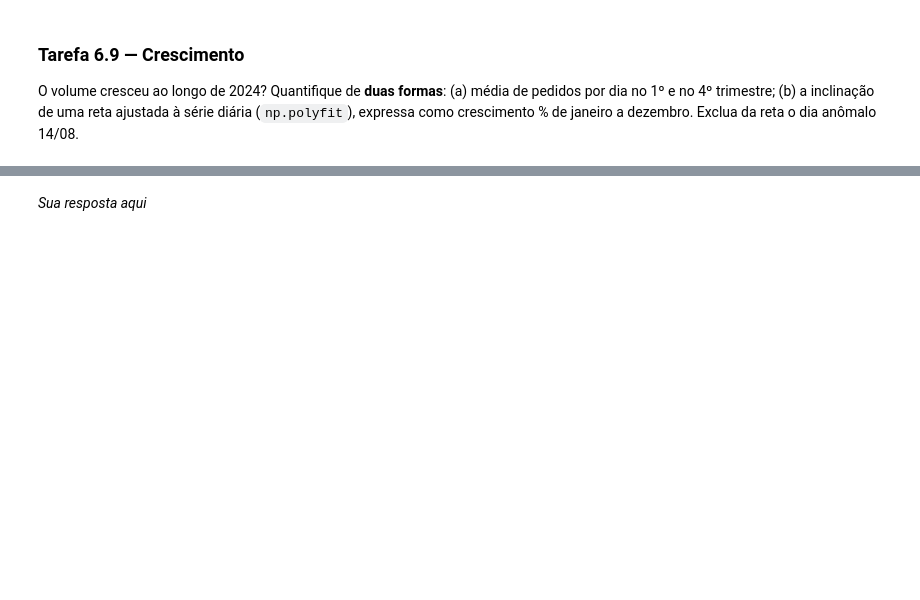
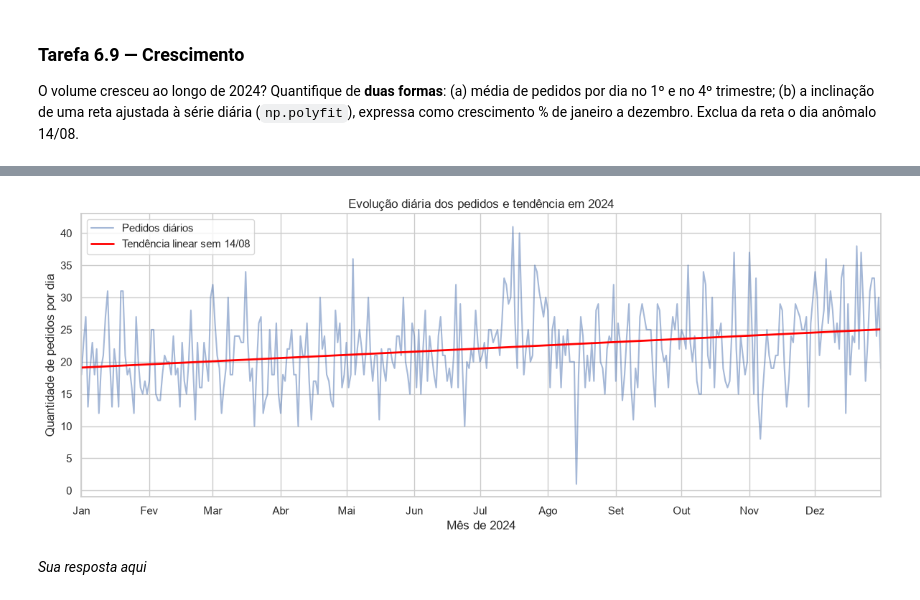
Before and after one commit to deborabaldeznilo/projeto-delivery, a Jupyter notebook: projeto_final.ipynb, the cells around one changed output, grey strips where cells are left out. Drawn from its saved outputs; the diff is of its cells as text; code cells hidden in the pictures; blank space fills up the shorter version.

```diff
--- a/projeto_final.ipynb
+++ b/projeto_final.ipynb
@@ -1310,3 +2194,97 @@ A coluna `chuva` é a mesma para todos os pedidos de uma cidade num dia. (a) Cal
 O volume cresceu ao longo de 2024? Quantifique de **duas formas**: (a) média de pedidos por dia no 1º e no 4º trimestre; (b) a inclinação de uma reta ajustada à série diária (`np.polyfit`), expressa como crescimento % de janeiro a dezembro. Exclua da reta o dia anômalo 14/08.
 # %%
 # Sua solução aqui
+# Contar os pedidos de cada dia de 2024
+calendario = pd.date_range("2024-01-01", "2024-12-31", freq="D")
+
+serie_diaria = (
+    pedidos_2024.set_index("data_hora")
+    .resample("D")
+    .size()
+    .reindex(calendario, fill_value=0)
+)
+
+# (a) Comparar o primeiro e o quarto trimestre
+primeiro_trimestre = serie_diaria.loc["2024-01-01":"2024-03-31"]
+quarto_trimestre = serie_diaria.loc["2024-10-01":"2024-12-31"]
+
+media_t1 = primeiro_trimestre.mean()
+media_t4 = quarto_trimestre.mean()
+
+crescimento_trimestres = (media_t4 / media_t1 - 1) * 100
+
+resumo_trimestres = pd.DataFrame({
+    "Trimestre": ["1º trimestre", "4º trimestre"],
+    "Total de pedidos": [
+        primeiro_trimestre.sum(),
+        quarto_trimestre.sum()
+    ],
+    "Quantidade de dias": [
+        len(primeiro_trimestre),
+        len(quarto_trimestre)
+    ],
+    "Média de pedidos por dia": [media_t1, media_t4]
+})
+
+display(resumo_trimestres.round(2))
+print(f"Crescimento entre os trimestres: {crescimento_trimestres:.2f}%")
+
+# (b) Ajustar a reta sem o dia anômalo
+serie_ajuste = serie_diaria.drop(pd.Timestamp("2024-08-14"))
+
+# Dias transcorridos desde 01/01, preservando o intervalo de 14/08
+x = (serie_ajuste.index - calendario[0]).days.to_numpy()
+y = serie_ajuste.to_numpy()
+
+inclinacao, intercepto = np.polyfit(x, y, 1)
+
+# Valores da reta no início e no fim do ano
+dias_ano = (calendario - calendario[0]).days.to_numpy()
+tendencia = inclinacao * dias_ano + intercepto
+
+estimativa_inicio = tendencia[0]
+estimativa_fim = tendencia[-1]
+
+crescimento_reta = (
+    (estimativa_fim / estimativa_inicio) - 1
+) * 100
+
+print(f"\nInclinação da reta: {inclinacao:.5f}")
+print(f"Pedidos/dia estimados em 01/01: {estimativa_inicio:.2f}")
+print(f"Pedidos/dia estimados em 31/12: {estimativa_fim:.2f}")
+print(f"Crescimento estimado pela reta: {crescimento_reta:.2f}%")
+
+# Mostrar a série e a tendência
+fig, ax = plt.subplots(figsize=(12, 5))
+
+ax.plot(
+    serie_diaria.index,
+    serie_diaria.values,
+    alpha=0.5,
+    label="Pedidos diários"
+)
+ax.plot(
+    calendario,
+    tendencia,
+    color="red",
+    linewidth=2,
+    label="Tendência linear sem 14/08"
+)
+
+meses = [
+    "Jan", "Fev", "Mar", "Abr", "Mai", "Jun",
+    "Jul", "Ago", "Set", "Out", "Nov", "Dez"
+]
+marcas_meses = pd.date_range("2024-01-01", periods=12, freq="MS")
+
+ax.set_xticks(marcas_meses)
+ax.set_xticklabels(meses)
+ax.set_xlim(calendario[0], calendario[-1])
+ax.set_title("Evolução diária dos pedidos e tendência em 2024")
+ax.set_xlabel("Mês de 2024")
+ax.set_ylabel("Quantidade de pedidos por dia")
+ax.legend()
+
+plt.tight_layout()
+plt.show()
+# %% [output]
@@ -1313,2 +2300,3 @@ O volume cresceu ao longo de 2024? Quantifique de **duas formas**: (a) média de
+[figure, added]
 # %% [markdown]
 *Sua resposta aqui*
```
Also changed, not shown: parts of 24 cells of this notebook.
